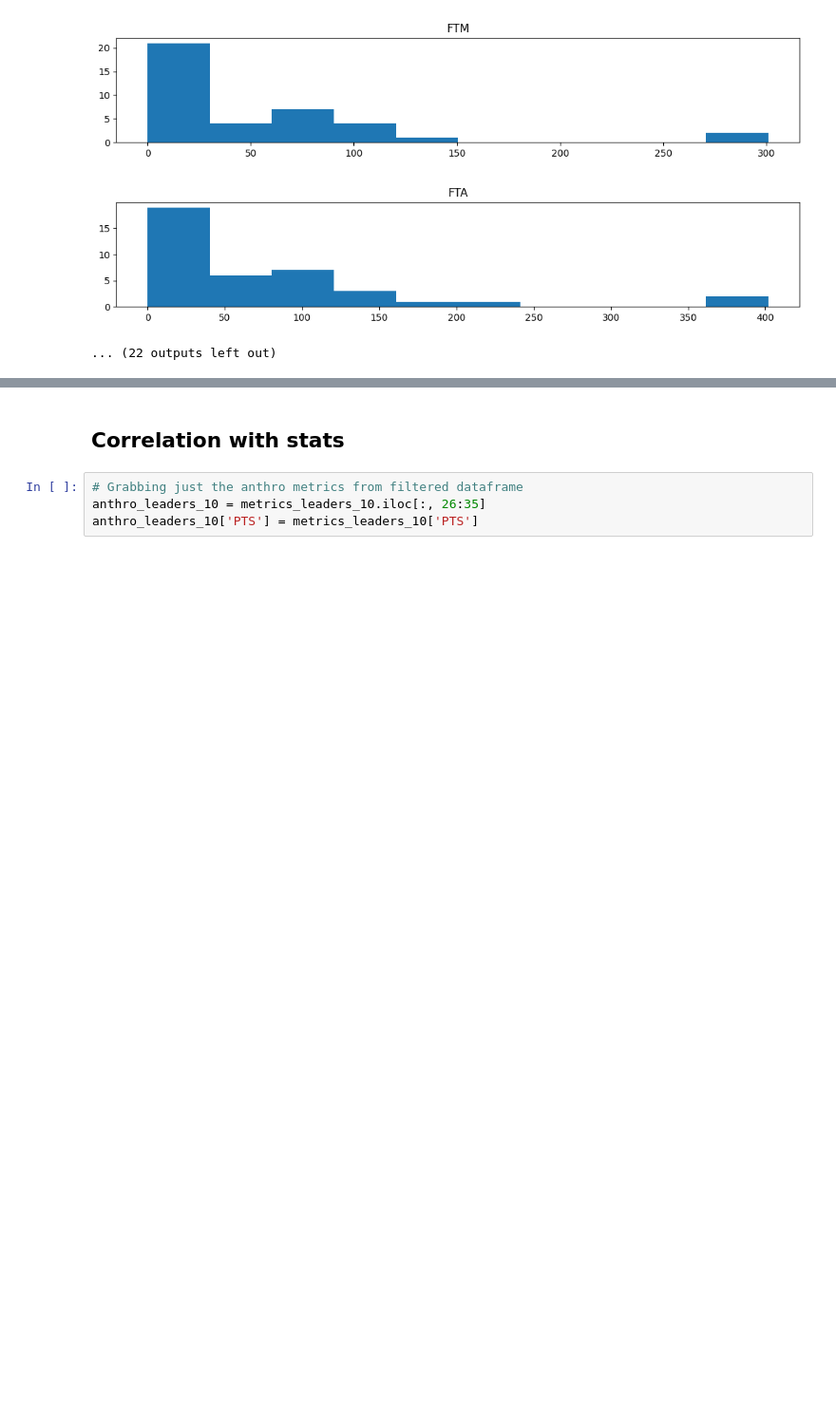
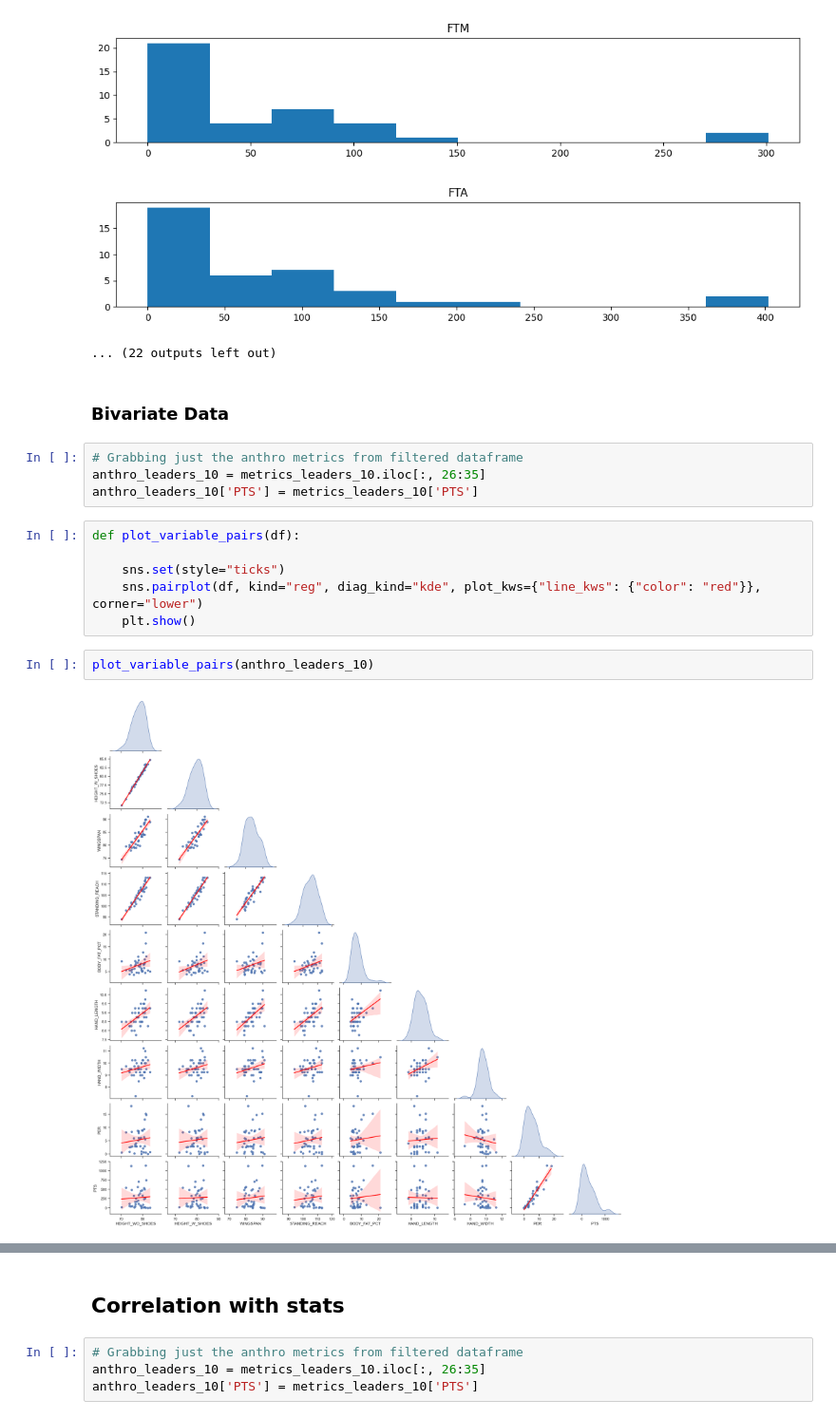
Before and after one commit to mannievilla/NBA-Draft-Selections, a Jupyter notebook: NBA_webscrape.ipynb, the cells around one changed output, grey strips where cells are left out. Shown at 95% size. Saved outputs shown, nothing was run; the diff lists cells and outputs as text; blank space fills up the shorter version.

```diff
--- a/NBA_webscrape.ipynb
+++ b/NBA_webscrape.ipynb
@@ -769,3 +782,19 @@ for col in metrics_leaders_10.drop(columns=['PLAYER']).columns:
 [figure]
 [figure]
 ... (22 outputs left out)
+# %% [markdown]
+### Bivariate Data
+# %%
+# Grabbing just the anthro metrics from filtered dataframe
+anthro_leaders_10 = metrics_leaders_10.iloc[:, 26:35]
+anthro_leaders_10['PTS'] = metrics_leaders_10['PTS']
+# %%
+def plot_variable_pairs(df):
+
+    sns.set(style="ticks")
+    sns.pairplot(df, kind="reg", diag_kind="kde", plot_kws={"line_kws": {"color": "red"}}, corner="lower")
+    plt.show()
+# %%
+plot_variable_pairs(anthro_leaders_10)
+# %% [output]
+[figure, added]
```
Also changed, not shown: parts of 25 cells of this notebook.
